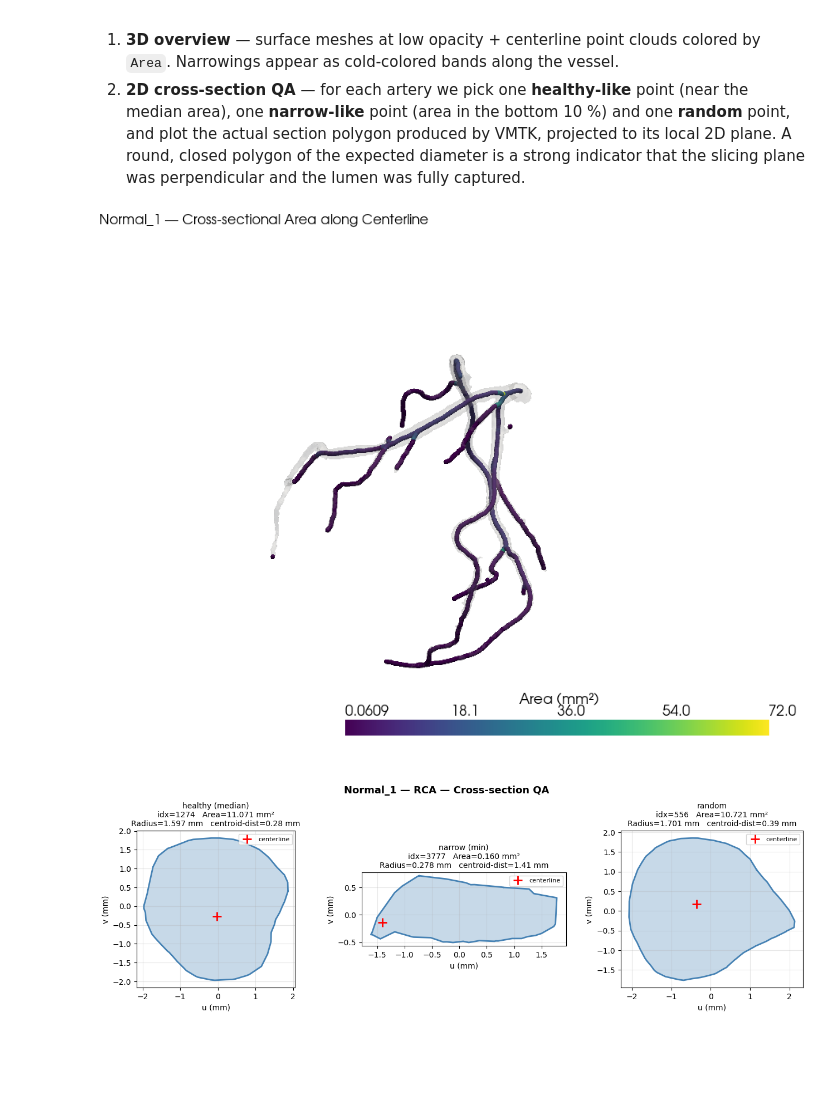
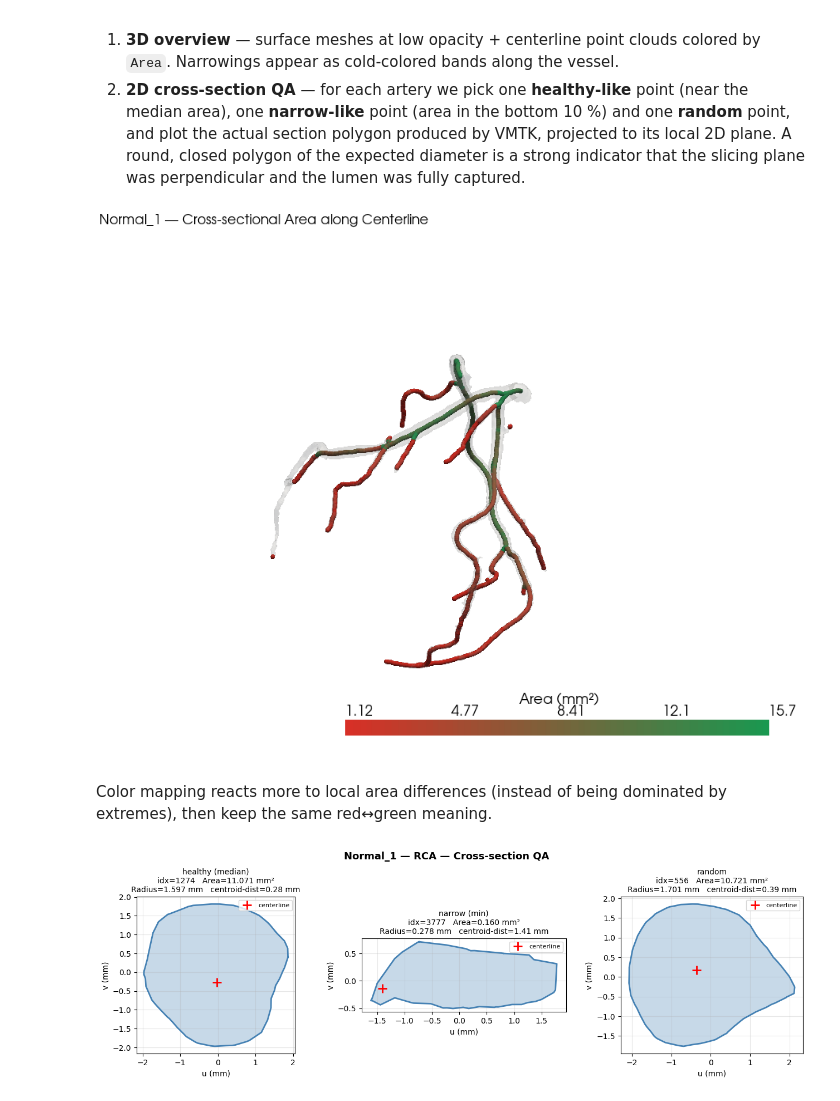
Before and after one commit to 4dryy/UPF_TFGRepository, a Jupyter notebook: notebooks/block2_stenosis/_04_sq_sectional_area.ipynb, the cells around one changed output. Cells and saved outputs as stored; diff of their text form; code cells hidden in the pictures; blank space fills up the shorter version.

```diff
--- a/notebooks/block2_stenosis/_04_sq_sectional_area.ipynb
+++ b/notebooks/block2_stenosis/_04_sq_sectional_area.ipynb
@@ -568,38 +568,52 @@ Two complementary views:
 2. **2D cross-section QA** — for each artery we pick one **healthy-like** point (near the median area), one **narrow-like** point (area in the bottom 10 %) and one **random** point, and plot the actual section polygon produced by VMTK, projected to its local 2D plane. A round, closed polygon of the expected diameter is a strong indicator that the slicing plane was perpendicular and the lumen was fully captured.
 # %%
 # ── 5a. 3D Overview — mesh + centerline colored by Area ────────────────
+import numpy as np
+from matplotlib.colors import LinearSegmentedColormap
+
 plotter = pv.Plotter(window_size=(900, 700))
 
 for name, surf in surfaces.items():
     plotter.add_mesh(
         pv.wrap(surf),
         opacity=0.15,
         color="lightgray",
         show_edges=False,
         name=f"surface_{name}",
     )
 
 pts    = df[["Px", "Py", "Pz"]].values
 areas  = df["Area"].values
 points = pv.PolyData(pts)
 points["Area"] = areas
 
+# Wider areas (higher values) in green, narrower areas (lower values) in red.
+# Use percentile clipping so outliers do not force most points into red.
+green_to_red = LinearSegmentedColormap.from_list(
+    "green_to_red", ["#d73027", "#1a9850"], N=64
+)
+vmin = float(np.nanpercentile(areas, 5))
+vmax = float(np.nanpercentile(areas, 95))
+
 plotter.add_mesh(
     points,
     scalars="Area",
-    cmap="viridis",
+    cmap=green_to_red,
+    clim=[vmin, vmax],
     point_size=6,
     render_points_as_spheres=True,
     nan_color="red",
     scalar_bar_args={"title": "Area (mm²)"},
 )
 plotter.add_text(
     f"{PATIENT_ID} — Cross-sectional Area along Centerline",
     font_size=11, color="black",
 )
 plotter.show()
 # %% [output]
-[figure, old version]
+[figure, new version]
+# %% [markdown]
+ Color mapping reacts more to local area differences (instead of being dominated by extremes), then keep the same red↔green meaning.
 # %%
 # ── 5b. 2D Cross-section QA plots ─────────────────────────────────────
 #
```
Also changed, not shown: parts of 1 cell of this notebook, 3 other files.
